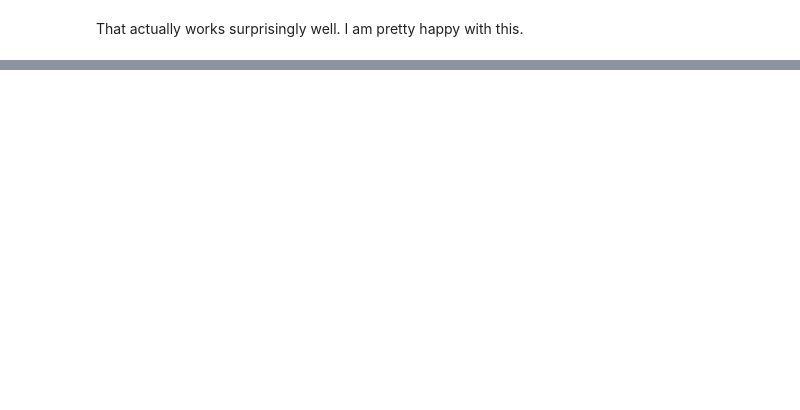
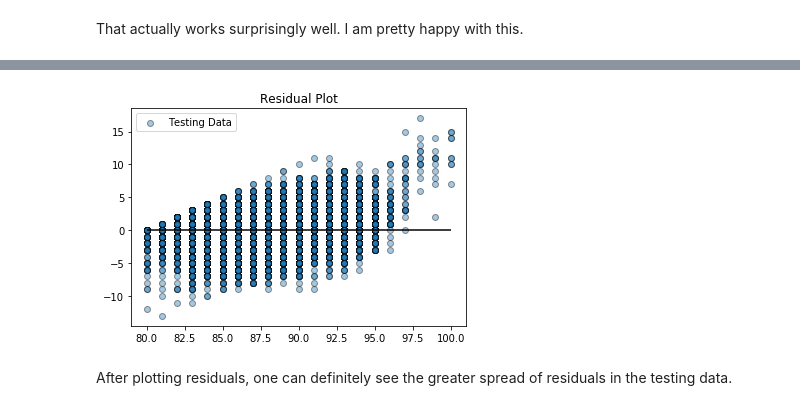
Before and after one commit to tcbrekke/bootcamp-final-project, a Jupyter notebook: aaron-nlp_working_model.ipynb, the cells around one changed output, grey strips where cells are left out. Drawn from its saved outputs; the diff is of its cells as text; code cells hidden in the pictures; blank space fills up the shorter version.

```diff
--- a/aaron-nlp_working_model.ipynb
+++ b/aaron-nlp_working_model.ipynb
@@ -454,0 +459,11 @@ That actually works surprisingly well. I am pretty happy with this.
+# %%
+#Next let's plot testing data residuals
+plt.scatter(sgdc.predict(X_test_tfidf), sgdc.predict(X_test_tfidf) - y_test, edgecolor="black", alpha=.4, label="Testing Data")
+plt.legend()
+plt.hlines(y=0, xmin=y_test.min(), xmax=y_test.max())
+plt.title("Residual Plot")
+plt.show()
+# %% [output]
+[figure, added]
+# %% [markdown]
+After plotting residuals, one can definitely see the greater spread of residuals in the testing data.
```
Also changed, not shown: parts of 7 cells of this notebook.
